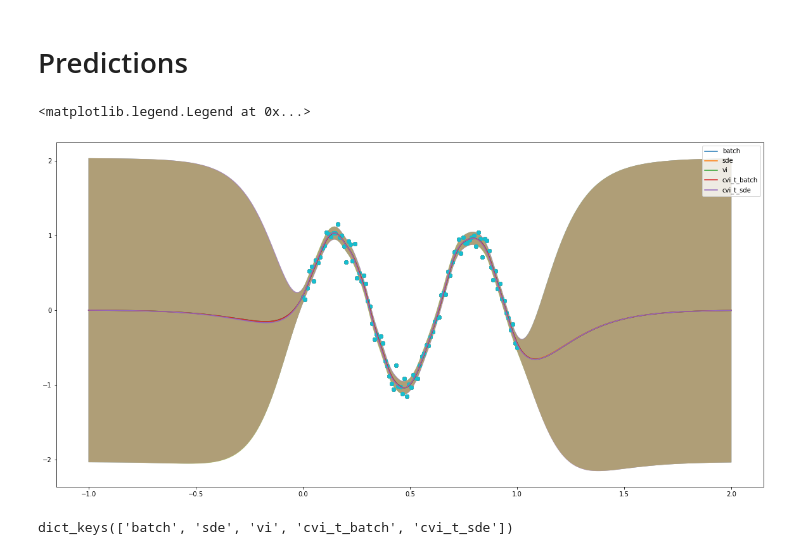
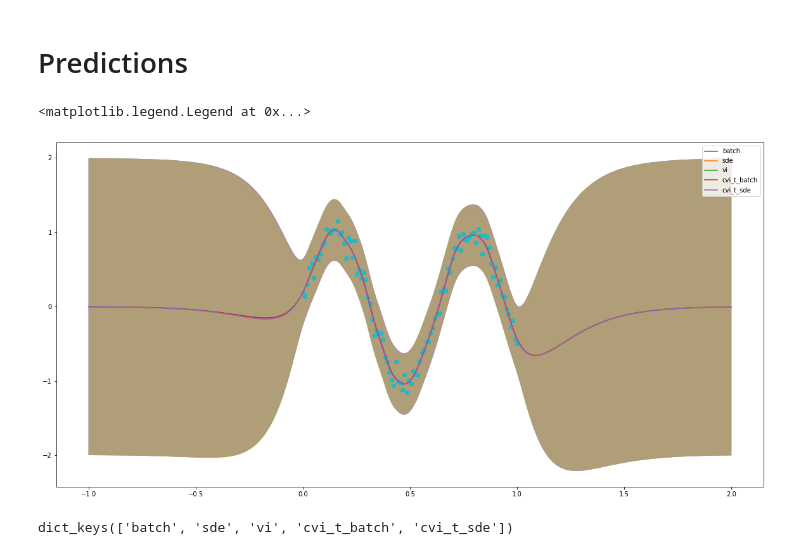
Before and after one commit to defaultobject/stgp, a Jupyter notebook: examples/recovering_timeseries_gpr.ipynb, the cells around one changed output. Cells and saved outputs as stored; diff of their text form; code cells hidden in the pictures.

```diff
--- a/examples/recovering_timeseries_gpr.ipynb
+++ b/examples/recovering_timeseries_gpr.ipynb
@@ -275,21 +275,21 @@ plt.legend()
 # %%
 fig, ax = plt.subplots(1, 1, figsize=(20, 10))
 
 for m in res_time.keys():
     ax.fill_between(
         np.squeeze(XS),
-        np.squeeze(res_time[m]['pred_mu']-1.96*res_time[m]['pred_var']),
-        np.squeeze(res_time[m]['pred_mu']+1.96*res_time[m]['pred_var']),
+        np.squeeze(res_time[m]['pred_mu']-1.96*np.sqrt(res_time[m]['pred_var'])),
+        np.squeeze(res_time[m]['pred_mu']+1.96*np.sqrt(res_time[m]['pred_var'])),
         alpha=0.4
     )
     ax.plot(XS, res_time[m]['pred_mu'], label=m)
     ax.scatter(X, Y)
 
 
 ax.legend()
 # %% [output]
 <matplotlib.legend.Legend at 0x...>
-[figure, old version]
+[figure, new version]
 # %%
 res_time.keys()
 # %% [output]
```
Also changed, not shown: 9 other files.
